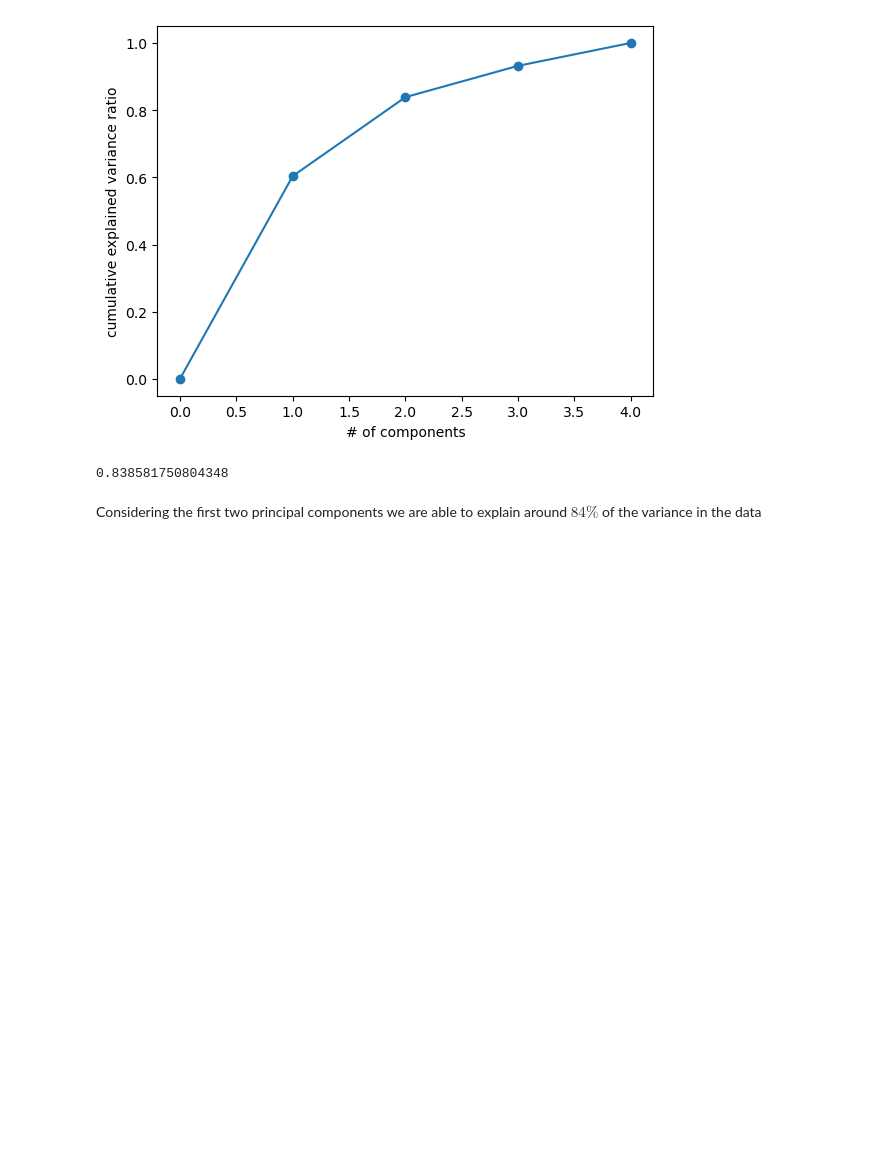
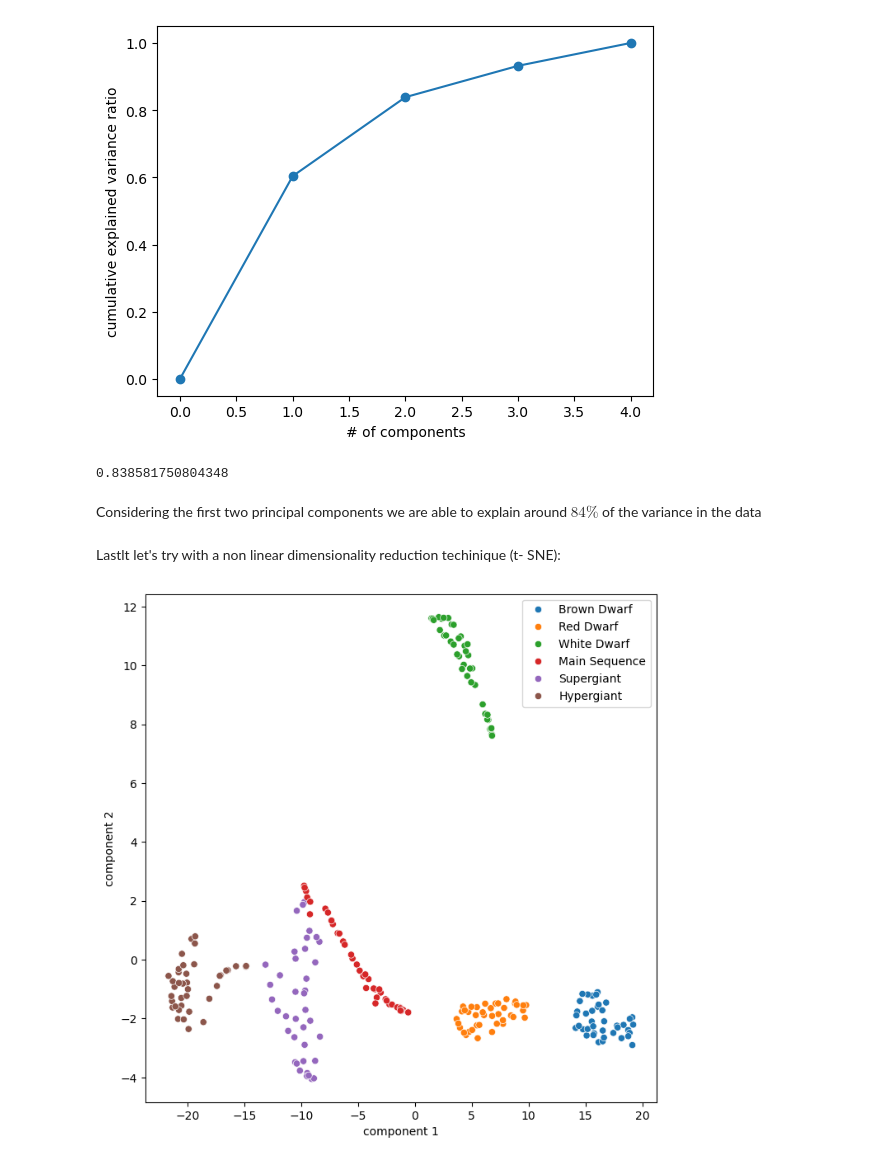
Before and after one commit to GabrieleOlzer/astrostatistics_bicocca_2025, a Jupyter notebook: working/L15/HR_diag.ipynb, the cells around one changed output. Cells and saved outputs as stored; diff of their text form; code cells hidden in the pictures; blank space fills up the shorter version.

```diff
--- a/working/L15/HR_diag.ipynb
+++ b/working/L15/HR_diag.ipynb
@@ -117,3 +118,17 @@ print(exp_var[1])
 0.838581750804348
 # %% [markdown]
 Considering the first two principal components we are able to explain around $84\%$ of the variance in the data
+# %% [markdown]
+Lastlt let's try with a non linear dimensionality reduction techinique (t- SNE):
+# %%
+tsne = TSNE(n_components=2, learning_rate=10)
+tsne_data = tsne.fit_transform(sk_data_scaled)
+
+#plot
+fig = plt.figure(figsize=(8, 8))
+sns.scatterplot(x=tsne_data[:, 0], y=tsne_data[:, 1], hue=labels)
+plt.xlabel('component 1')
+plt.ylabel('component 2')
+plt.show()
+# %% [output]
+[figure, added]
```
Also changed, not shown: parts of 1 cell of this notebook, 12 other files.
